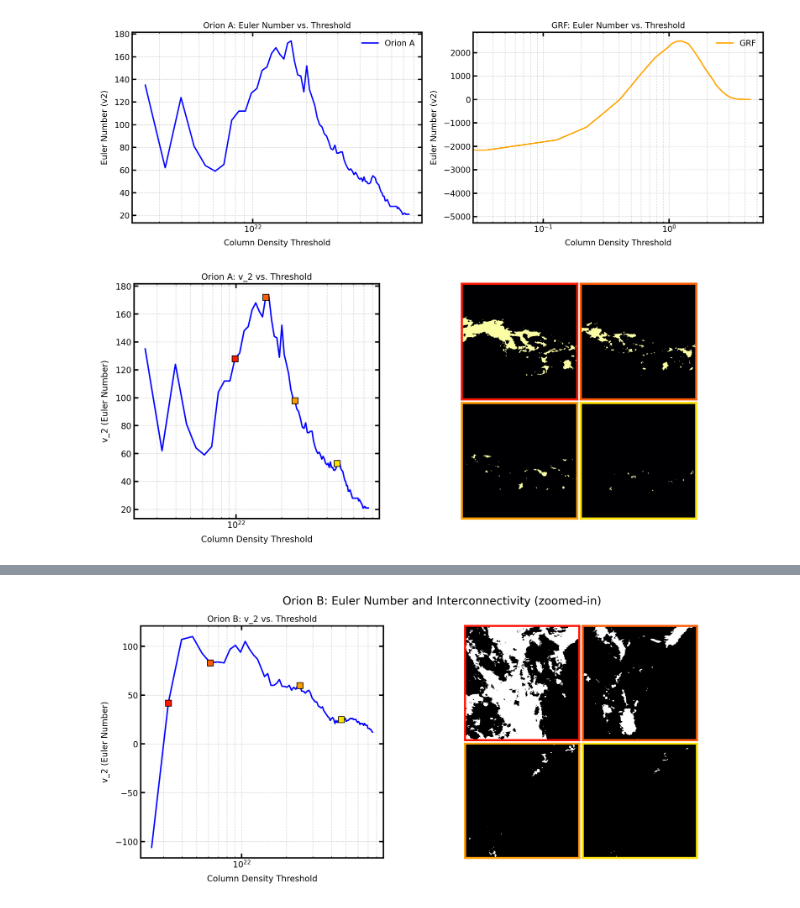
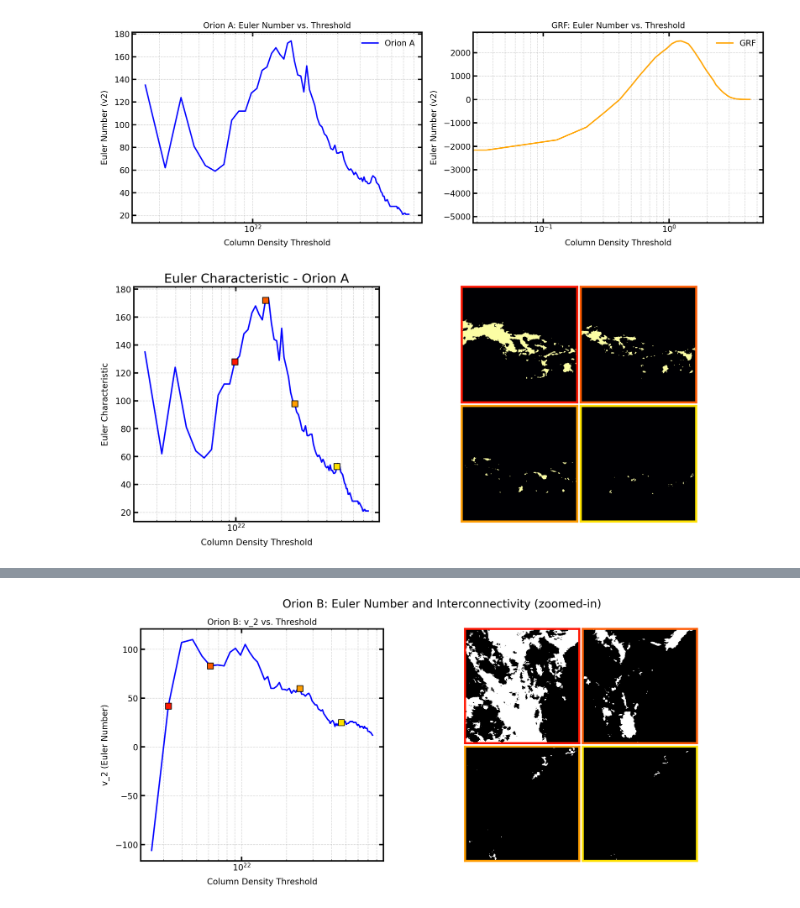
Before and after one commit to SimoneSped/fractal_OMC, a Jupyter notebook: Genus.ipynb, the cells around one changed output, grey strips where cells are left out. Drawn from its saved outputs; the diff is of its cells as text; code cells hidden in the pictures.

```diff
--- a/Genus.ipynb
+++ b/Genus.ipynb
@@ -176,8 +176,8 @@ def plot_euler_and_structures(data, thresholds, euler_results, title_prefix, exa
     ax_curve.plot(thresholds, euler_results, color='blue')
     ax_curve.set_xscale("log")
     ax_curve.set_xlabel("Column Density Threshold")
-    ax_curve.set_ylabel("v_2 (Euler Number)")
-    ax_curve.set_title(f"{title_prefix}: v_2 vs. Threshold")
+    ax_curve.set_ylabel("Euler Characteristic")
+    ax_curve.set_title(f"Euler Characteristic - {title_prefix}", fontsize=18)
     ax_curve.grid(True, which="both", ls="--", alpha=0.5)
 
     # Mark the selected thresholds
@@ -189,31 +189,33 @@ def plot_euler_and_structures(data, thresholds, euler_results, title_prefix, exa
     ax_grid_container = fig.add_subplot(gs[1])
     ax_grid_container.axis('off')  # Remove container axis
 
     grid = ImageGrid(fig, gs[1], nrows_ncols=(2, 2), axes_pad=0.07, share_all=True, cbar_mode=None)
 
     for ax, idx, color in zip(grid, example_threshold_indices, colors):
         mask = data >= thresholds[idx]
 
         y_slice, x_slice = slice_around_mask_center(mask)
 
         ax.imshow(mask[y_slice, x_slice], cmap="inferno", origin='lower')
 
         # ax.imshow(mask, origin='lower', cmap='inferno')
         # ax.set_title(f"Threshold = {thresholds[idx]:.2e}\nEuler = {euler_results[idx]}")
         # Set border color
         for spine in ax.spines.values():
             spine.set_edgecolor(color)
             spine.set_linewidth(3)
         ax.set_xticks([])
         ax.set_yticks([])
         ax.set_xticklabels([])
         ax.set_yticklabels([])
 
     # plt.suptitle(f"{title_prefix}: Euler Number and Interconnectivity (zoomed-in)", fontsize=16)
     plt.tight_layout(rect=[0, 0, 1, 0.95])
     plt.show()
 
+# this is more for discussion!
+
 example_indices_OA = [10, 18, 30, 60]
 plot_euler_and_structures(N_H2_OA, thresholds_OA, results_OA, "Orion A", example_indices_OA)
 # %% [output]
-[figure, old version]
+[figure, new version]
```
Also changed, not shown: parts of 2 cells of this notebook, 5 other files.
